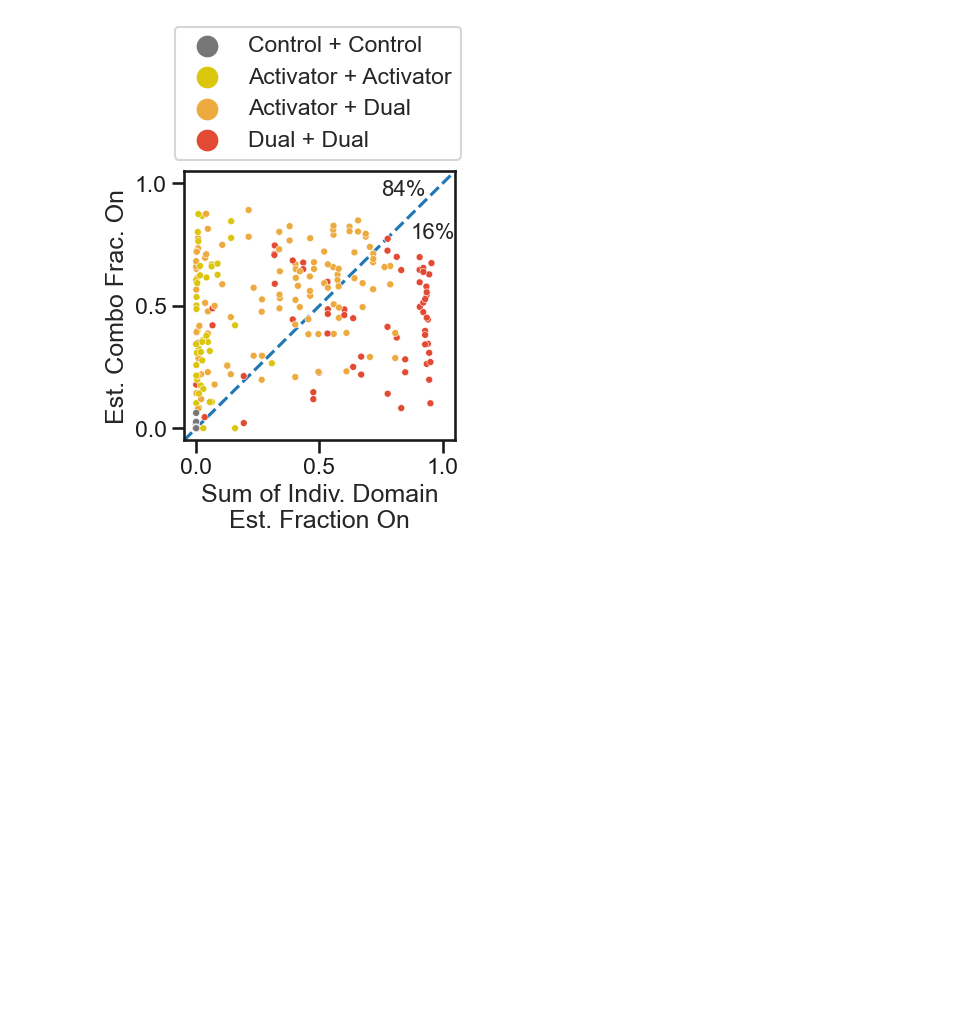
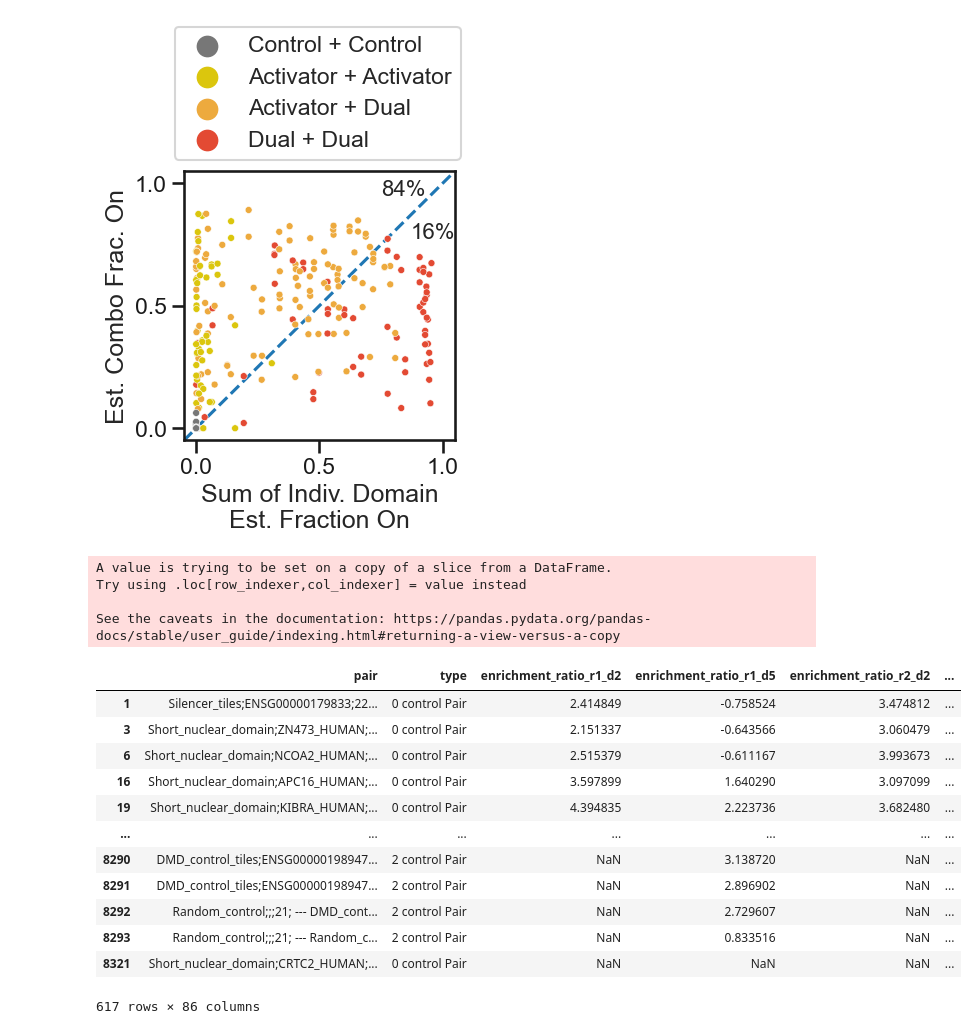
Before and after one commit to axmukund/corecruit_mukund22, a Jupyter notebook: fig_2/02_activator_validations/Generating Validation Plots.ipynb, the cells around one changed output. Saved outputs shown, nothing was run; the diff lists cells and outputs as text; code cells hidden in the pictures; blank space fills up the shorter version.

```diff
--- a/fig_2/02_activator_validations/Generating Validation Plots.ipynb
+++ b/fig_2/02_activator_validations/Generating Validation Plots.ipynb
@@ -863,0 +877,23 @@ fig.savefig("./act_pairs_estfon_sigmoid_vs_sum.pdf", bbox_inches="tight")
+# %%
+act_data["synergy"] = dist(
+    np.array(act_data["sigmoid_sum_doms"]), np.array(act_data["sigmoid_pair"])
+)
+act_data
+# %% [output]
+A value is trying to be set on a copy of a slice from a DataFrame.
+Try using .loc[row_indexer,col_indexer] = value instead
+
+See the caveats in the documentation: https://pandas.pydata.org/pandas-docs/stable/user_guide/indexing.html#returning-a-view-versus-a-copy
+|  | pair | type | enrichment_ratio_r1_d2 | enrichment_ratio_r1_d5 | enrichment_ratio_r2_d2 | ... |
+| 1 | Silencer_tiles;ENSG00000179833;22... | 0 control Pair | 2.414849 | -0.758524 | 3.474812 | ... |
+| 3 | Short_nuclear_domain;ZN473_HUMAN;... | 0 control Pair | 2.151337 | -0.643566 | 3.060479 | ... |
+| 6 | Short_nuclear_domain;NCOA2_HUMAN;... | 0 control Pair | 2.515379 | -0.611167 | 3.993673 | ... |
+| 16 | Short_nuclear_domain;APC16_HUMAN;... | 0 control Pair | 3.597899 | 1.640290 | 3.097099 | ... |
+| 19 | Short_nuclear_domain;KIBRA_HUMAN;... | 0 control Pair | 4.394835 | 2.223736 | 3.682480 | ... |
+| ... | ... | ... | ... | ... | ... | ... |
+| 8290 | DMD_control_tiles;ENSG00000198947... | 2 control Pair | NaN | 3.138720 | NaN | ... |
+| 8291 | DMD_control_tiles;ENSG00000198947... | 2 control Pair | NaN | 2.896902 | NaN | ... |
+| 8292 | Random_control;;;21; --- DMD_cont... | 2 control Pair | NaN | 2.729607 | NaN | ... |
+| 8293 | Random_control;;;21; --- Random_c... | 2 control Pair | NaN | 0.833516 | NaN | ... |
+| 8321 | Short_nuclear_domain;CRTC2_HUMAN;... | 0 control Pair | NaN | NaN | NaN | ... |
+617 rows × 86 columns
```
Also changed, not shown: parts of 4 cells of this notebook, 26 other files.
